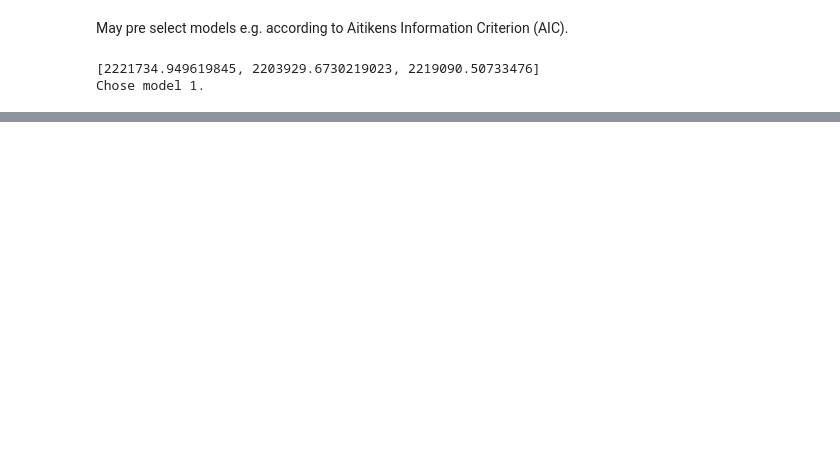
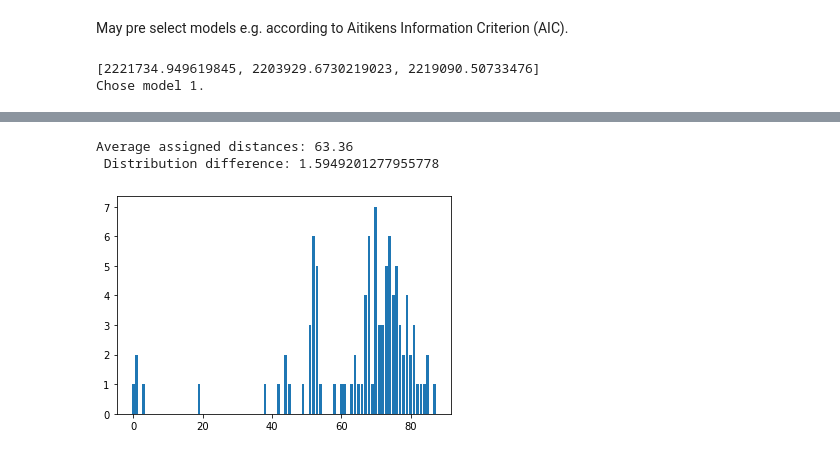
Before and after one commit to manuelgloeckler/sequence_bioinfo, a Jupyter notebook: project/Gentype Evaluation.ipynb, the cells around one changed output, grey strips where cells are left out. Cells and saved outputs as stored; diff of their text form; code cells hidden in the pictures; blank space fills up the shorter version.

```diff
--- a/project/Gentype Evaluation.ipynb
+++ b/project/Gentype Evaluation.ipynb
@@ -202,7 +269,11 @@ Assign each sample to a test sequence.
 # %%
-assigned_distance, distribution_difference = get_distances(samples, inference_matrix_test)
-print("Average assigned distances: {}\n Distribution difference: {}".format(sum(assigned_distance)/len(samples), distribution_difference))
+assigned_distance, distribution_difference = get_distances(null_samples, inference_matrix_test)
+print("Average assigned distances: {}\n Distribution difference: {}".format(sum(assigned_distance.values())/len(samples), distribution_difference))
 from collections import Counter
-c = Counter(assigned_distance)
+c = Counter(assigned_distance.values())
 plt.bar(c.keys(), c.values())
 plt.show()
+# %% [output]
+Average assigned distances: 63.36
+ Distribution difference: 1.5949201277955778
+[figure, added]
```
Also changed, not shown: parts of 37 cells of this notebook, 3 other files.
